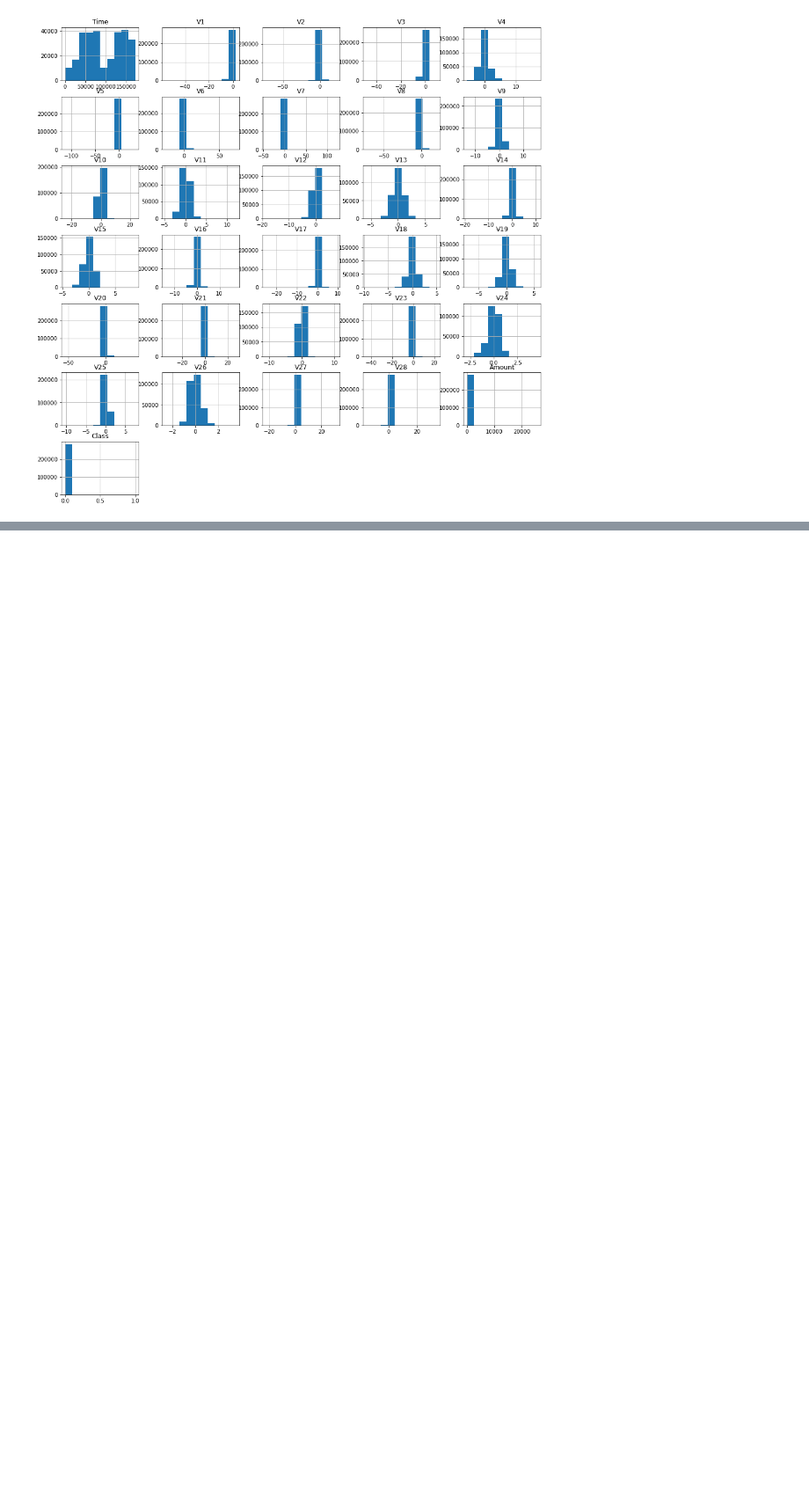
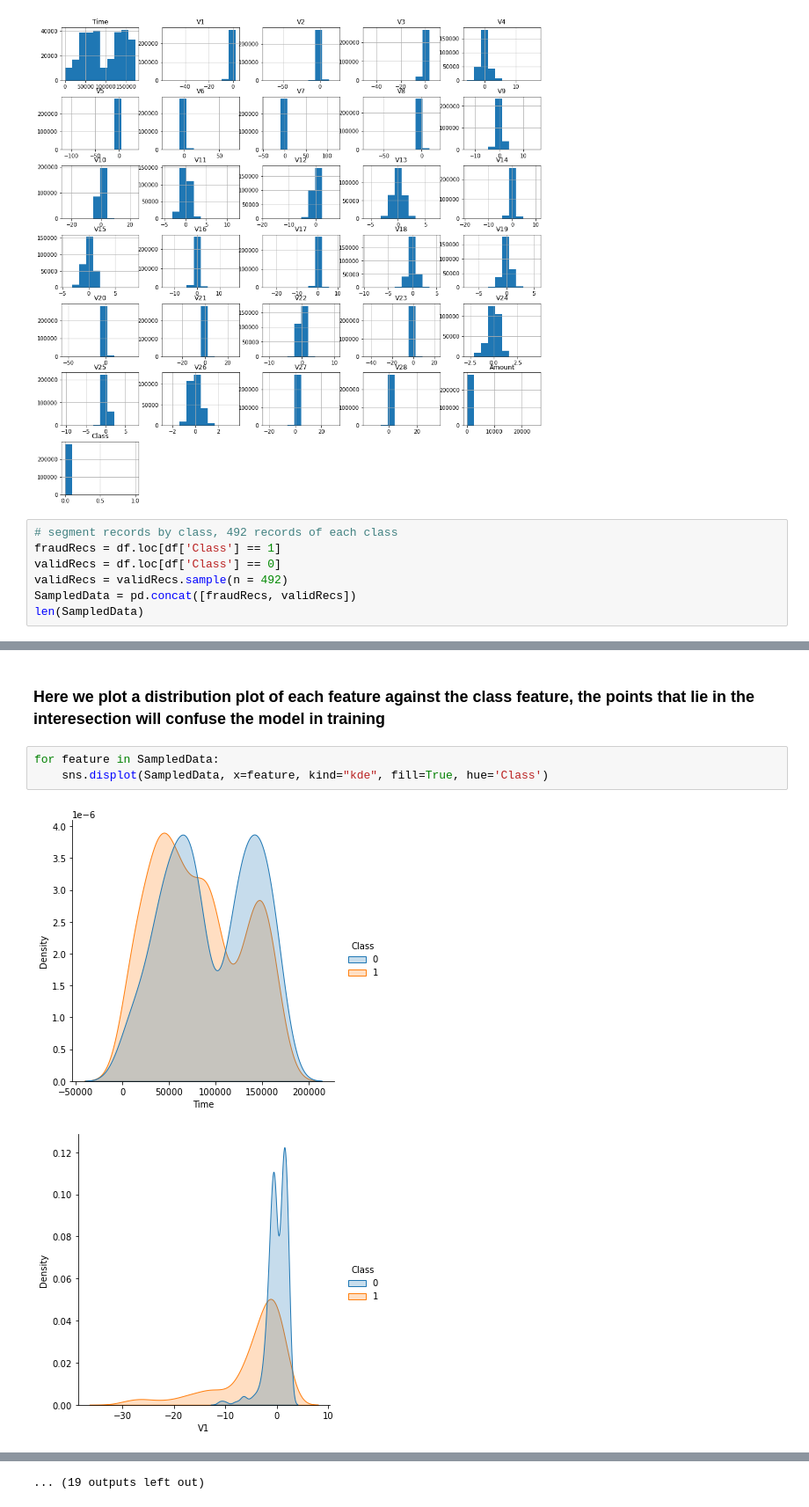
Before and after one commit to AsadNaeem361/myapp-heroku, a Jupyter notebook: jupyter/Accuracy_Paradox-Credit_Card_Data.ipynb, the cells around one changed output, grey strips where cells are left out. Shown at 88% size. Saved outputs shown, nothing was run; the diff lists cells and outputs as text; blank space fills up the shorter version.

Commit message:
data declaration + model build without feature selection and sampling techniques

```diff
--- a/jupyter/Accuracy_Paradox-Credit_Card_Data.ipynb
+++ b/jupyter/Accuracy_Paradox-Credit_Card_Data.ipynb
@@ -171,3 +198,10 @@ array([[<AxesSubplot:title={'center':'Time'}>,
        [<AxesSubplot:title={'center':'Class'}>, <AxesSubplot:>,
         <AxesSubplot:>, <AxesSubplot:>, <AxesSubplot:>]], dtype=object)
 [figure]
+# %%
+# segment records by class, 492 records of each class
+fraudRecs = df.loc[df['Class'] == 1]
+validRecs = df.loc[df['Class'] == 0]
+validRecs = validRecs.sample(n = 492)
+SampledData = pd.concat([fraudRecs, validRecs])
+len(SampledData)
@@ -173,0 +232,8 @@ array([[<AxesSubplot:title={'center':'Time'}>,
+# %% [markdown]
+### Here we plot a distribution plot of each feature against the class feature, the points that lie in the interesection will confuse the model in training
+# %%
+for feature in SampledData:
+    sns.displot(SampledData, x=feature, kind="kde", fill=True, hue='Class')
+# %% [output]
+[figure, added]
+[figure, added]
@@ -173,0 +250 @@ array([[<AxesSubplot:title={'center':'Time'}>,
+... (19 outputs left out)
```
Also changed, not shown: parts of 22 cells of this notebook.
